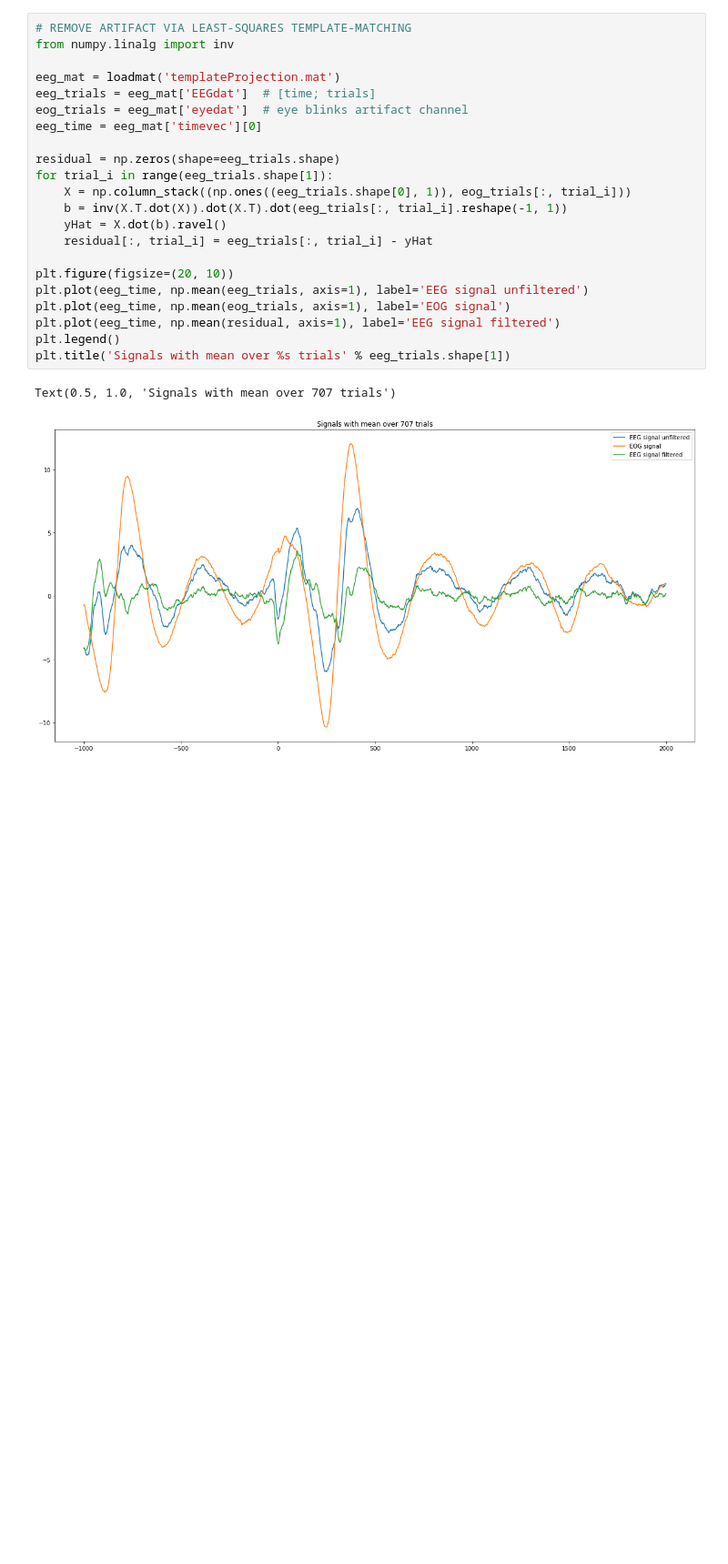
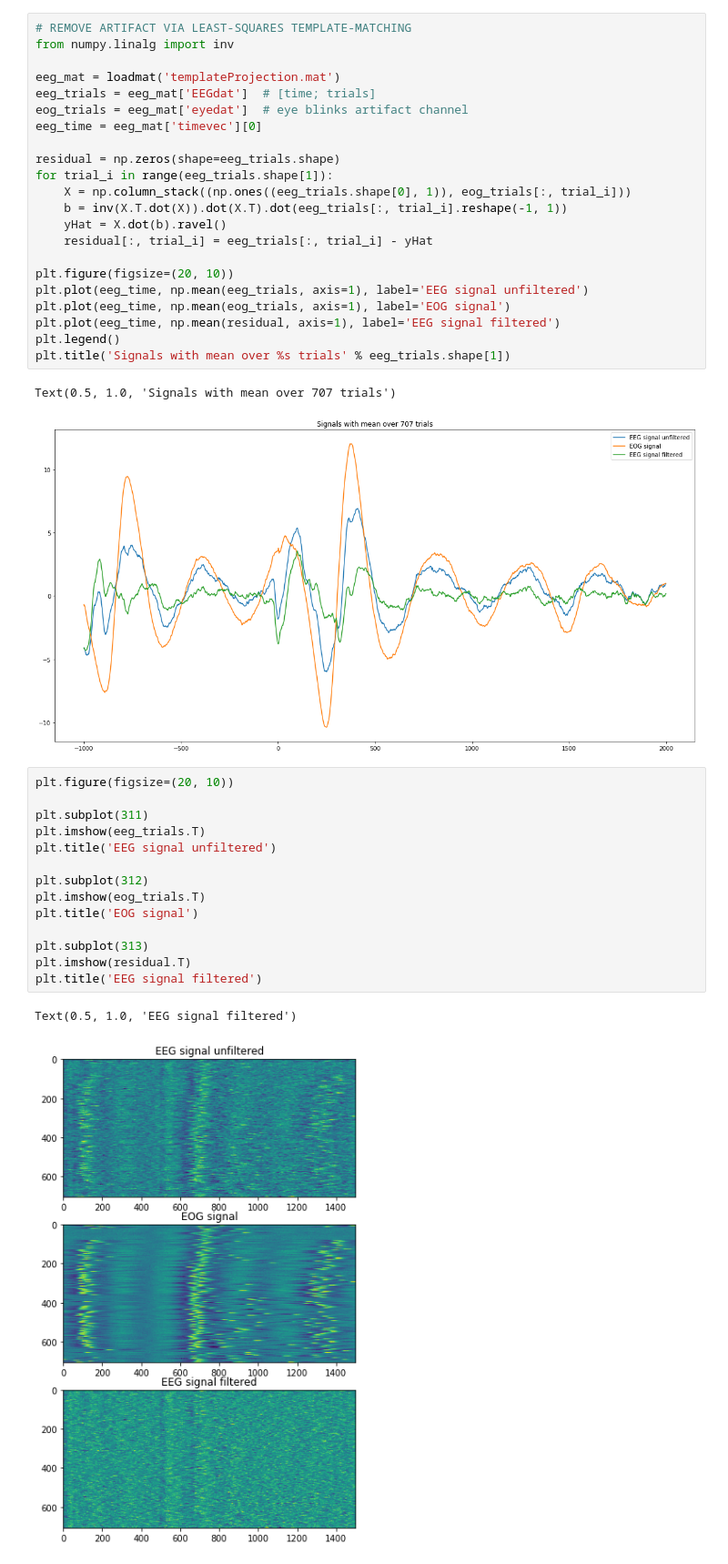
Before and after one commit to ViacheslavBobrov/SignalProcessing, a Jupyter notebook: courses/signal_processing/1.denoising/time_series_denoising.ipynb, the cells around one changed output. Shown at 91% size. Cells and saved outputs as stored; diff of their text form; blank space fills up the shorter version.

```diff
--- a/courses/signal_processing/1.denoising/time_series_denoising.ipynb
+++ b/courses/signal_processing/1.denoising/time_series_denoising.ipynb
@@ -264,3 +264,20 @@ plt.title('Signals with mean over %s trials' % eeg_trials.shape[1])
 # %% [output]
 Text(0.5, 1.0, 'Signals with mean over 707 trials')
 [figure]
+# %%
+plt.figure(figsize=(20, 10))
+
+plt.subplot(311)
+plt.imshow(eeg_trials.T)
+plt.title('EEG signal unfiltered')
+
+plt.subplot(312)
+plt.imshow(eog_trials.T)
+plt.title('EOG signal')
+
+plt.subplot(313)
+plt.imshow(residual.T)
+plt.title('EEG signal filtered')
+# %% [output]
+Text(0.5, 1.0, 'EEG signal filtered')
+[figure, added]
```
